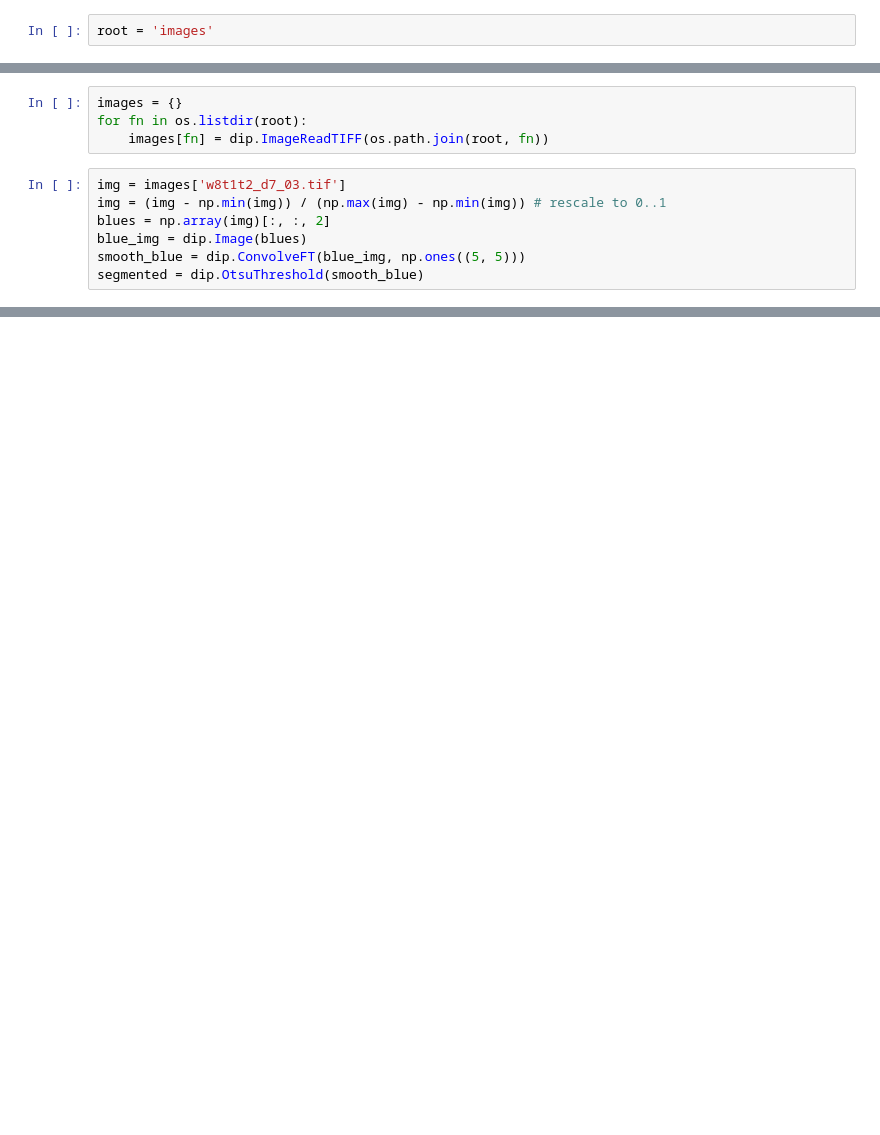
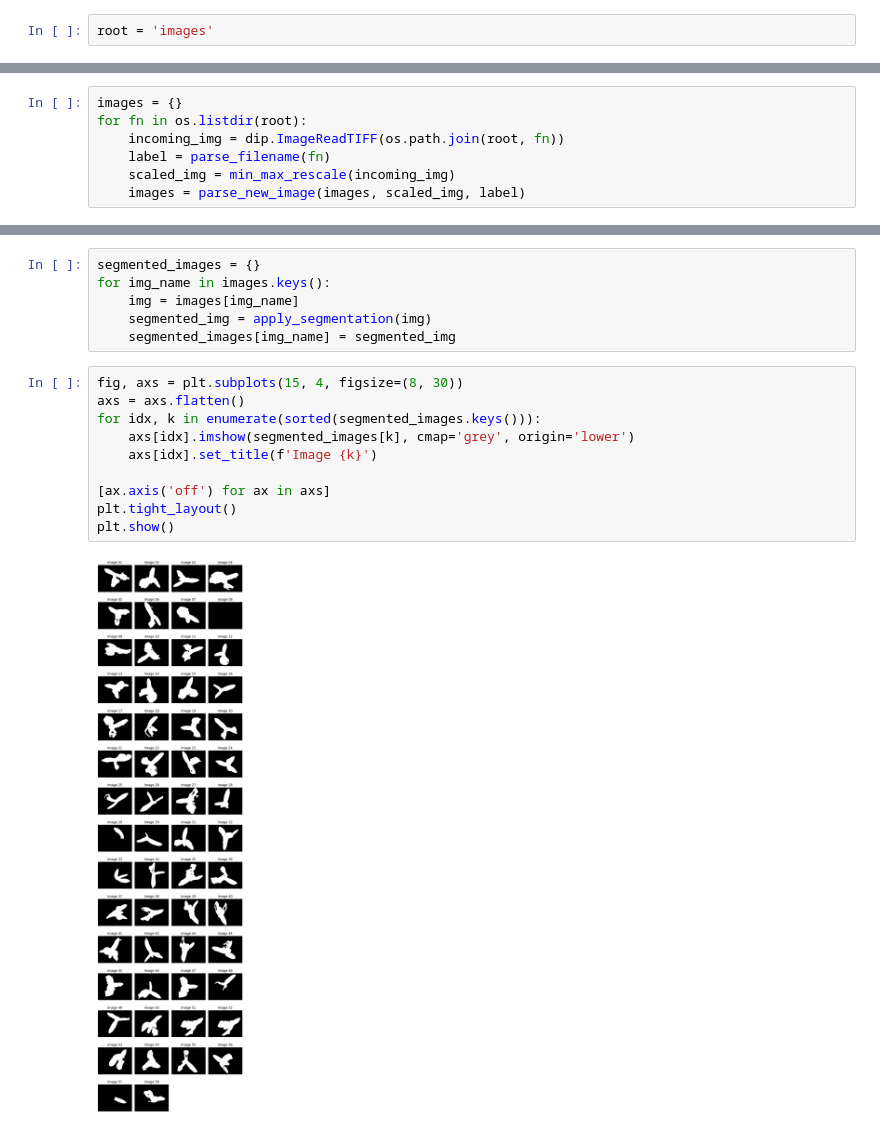
Before and after one commit to bramvaneerden/IA_Assignments, a Jupyter notebook: A5/classification.ipynb, the cells around one changed output, grey strips where cells are left out. Saved outputs shown, nothing was run; the diff lists cells and outputs as text; blank space fills up the shorter version.

Commit message:
Cleaned up segmentation code flow, implemented segmentation for whole dataset.

```diff
--- a/A5/classification.ipynb
+++ b/A5/classification.ipynb
@@ -12,11 +67,7 @@ root = 'images'
 # %%
 images = {}
 for fn in os.listdir(root):
-    images[fn] = dip.ImageReadTIFF(os.path.join(root, fn))
+    incoming_img = dip.ImageReadTIFF(os.path.join(root, fn))
+    label = parse_filename(fn)
+    scaled_img = min_max_rescale(incoming_img)
+    images = parse_new_image(images, scaled_img, label)
-# %%
-img = images['w8t1t2_d7_03.tif']
-img = (img - np.min(img)) / (np.max(img) - np.min(img)) # rescale to 0..1
-blues = np.array(img)[:, :, 2]
-blue_img = dip.Image(blues)
-smooth_blue = dip.ConvolveFT(blue_img, np.ones((5, 5)))
-segmented = dip.OtsuThreshold(smooth_blue)
@@ -44,0 +74,18 @@ img.Show()
+# %%
+segmented_images = {}
+for img_name in images.keys():
+    img = images[img_name]
+    segmented_img = apply_segmentation(img)
+    segmented_images[img_name] = segmented_img
+# %%
+fig, axs = plt.subplots(15, 4, figsize=(8, 30))
+axs = axs.flatten()
+for idx, k in enumerate(sorted(segmented_images.keys())):
+    axs[idx].imshow(segmented_images[k], cmap='grey', origin='lower')
+    axs[idx].set_title(f'Image {k}')
+
+[ax.axis('off') for ax in axs]
+plt.tight_layout()
+plt.show()
+# %% [output]
+[figure, added]
```
Also changed, not shown: parts of 4 cells of this notebook.
